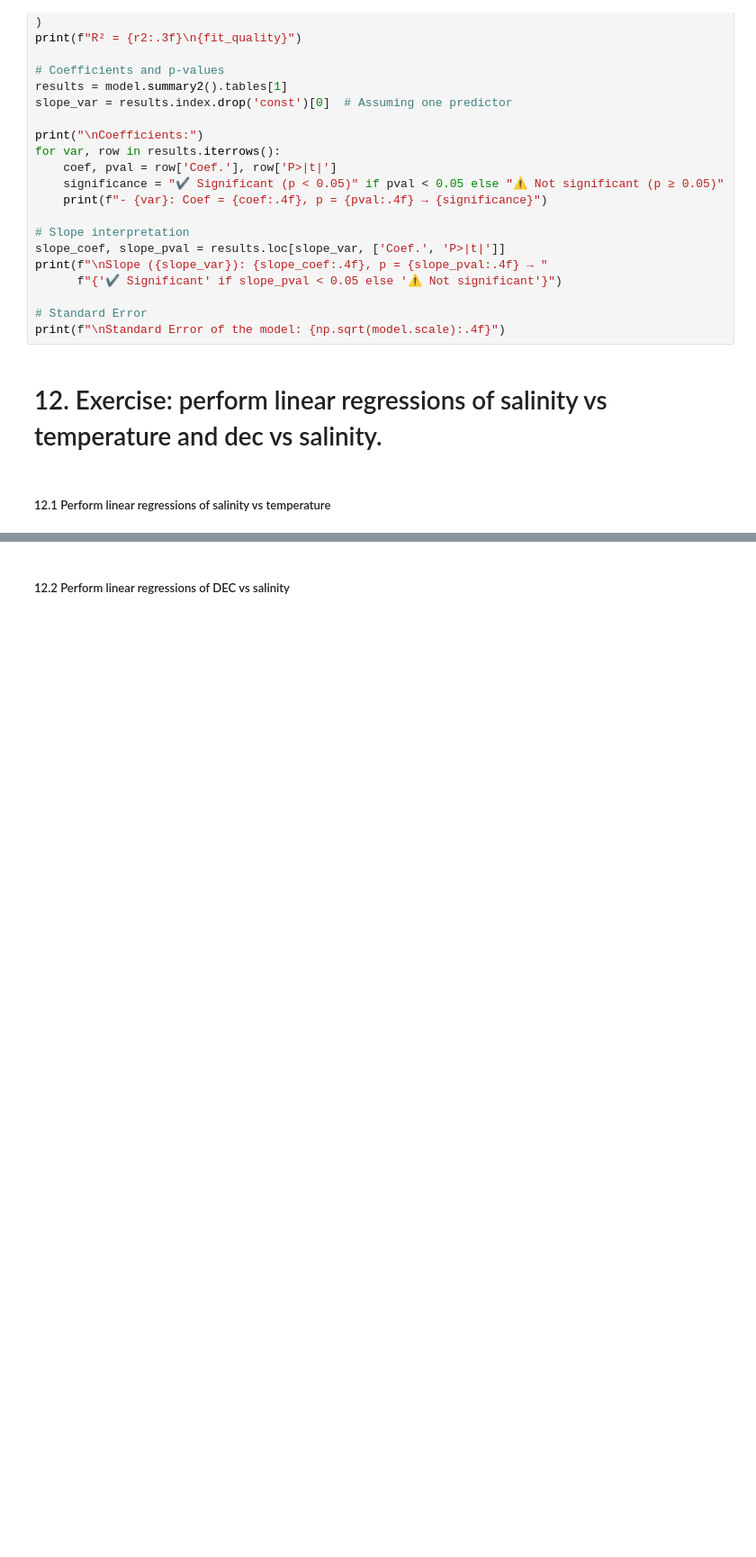
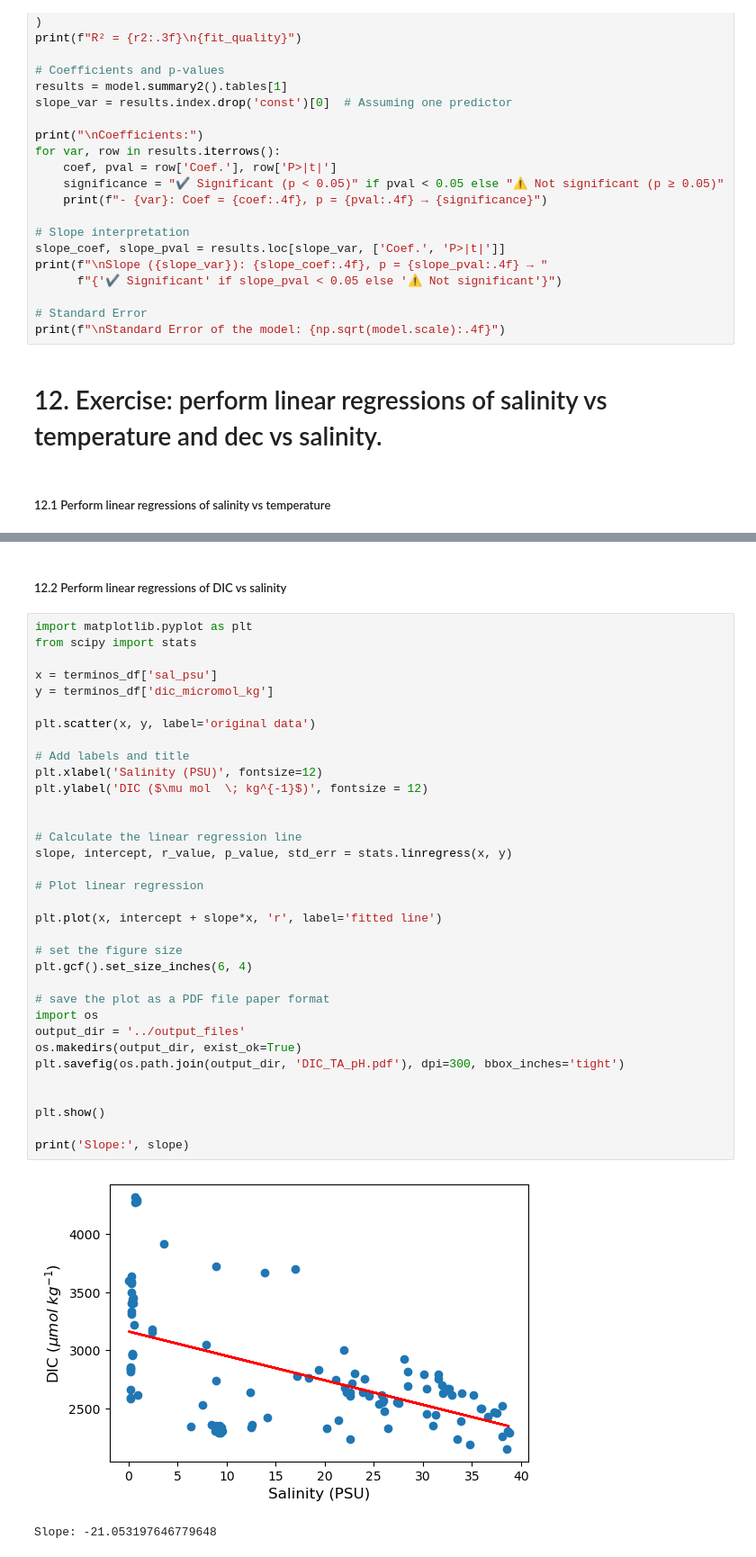
Before and after one commit to jpoh2/modelab-jp, a Jupyter notebook: 12_LinearRegresion_OLSregression.ipynb, the cells around one changed output, grey strips where cells are left out. Shown: that part at 90% size. Saved outputs shown, nothing was run; the diff lists cells and outputs as text; blank space fills up the shorter version.

Commit message:
ultimos cambios de linar regression

```diff
--- a/12_LinearRegresion_OLSregression.ipynb
+++ b/12_LinearRegresion_OLSregression.ipynb
@@ -165,2 +163,39 @@ print("intercept:", intercept)
 # %% [markdown]
-##### 12.2 Perform linear regressions of DEC vs salinity
+##### 12.2 Perform linear regressions of DIC vs salinity
+# %%
+import matplotlib.pyplot as plt
+from scipy import stats
+
+x = terminos_df['sal_psu']
+y = terminos_df['dic_micromol_kg']
+
+plt.scatter(x, y, label='original data')
+
+# Add labels and title
+plt.xlabel('Salinity (PSU)', fontsize=12)
+plt.ylabel('DIC ($\mu mol  \; kg^{-1}$)', fontsize = 12)
+
+
+# Calculate the linear regression line
+slope, intercept, r_value, p_value, std_err = stats.linregress(x, y)
+
+# Plot linear regression
+
+plt.plot(x, intercept + slope*x, 'r', label='fitted line')
+
+# set the figure size
+plt.gcf().set_size_inches(6, 4)
+
+# save the plot as a PDF file paper format
+import os
+output_dir = '../output_files'
+os.makedirs(output_dir, exist_ok=True)
+plt.savefig(os.path.join(output_dir, 'DIC_TA_pH.pdf'), dpi=300, bbox_inches='tight')
+
+
+plt.show()
+
+print('Slope:', slope)
+# %% [output]
+[figure, added]
+Slope: -21.053197646779648
```
Also changed, not shown: parts of 5 cells of this notebook.
